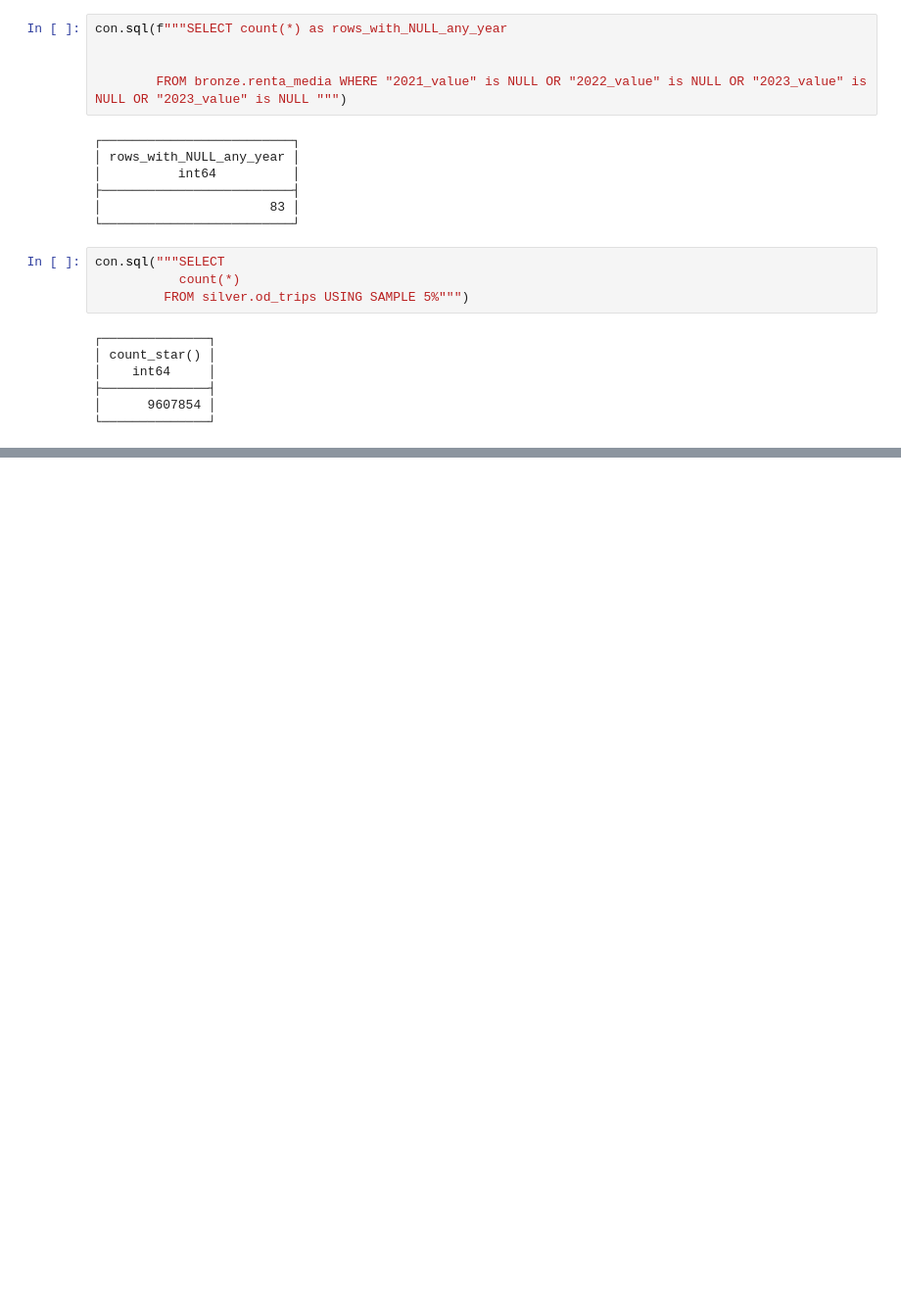
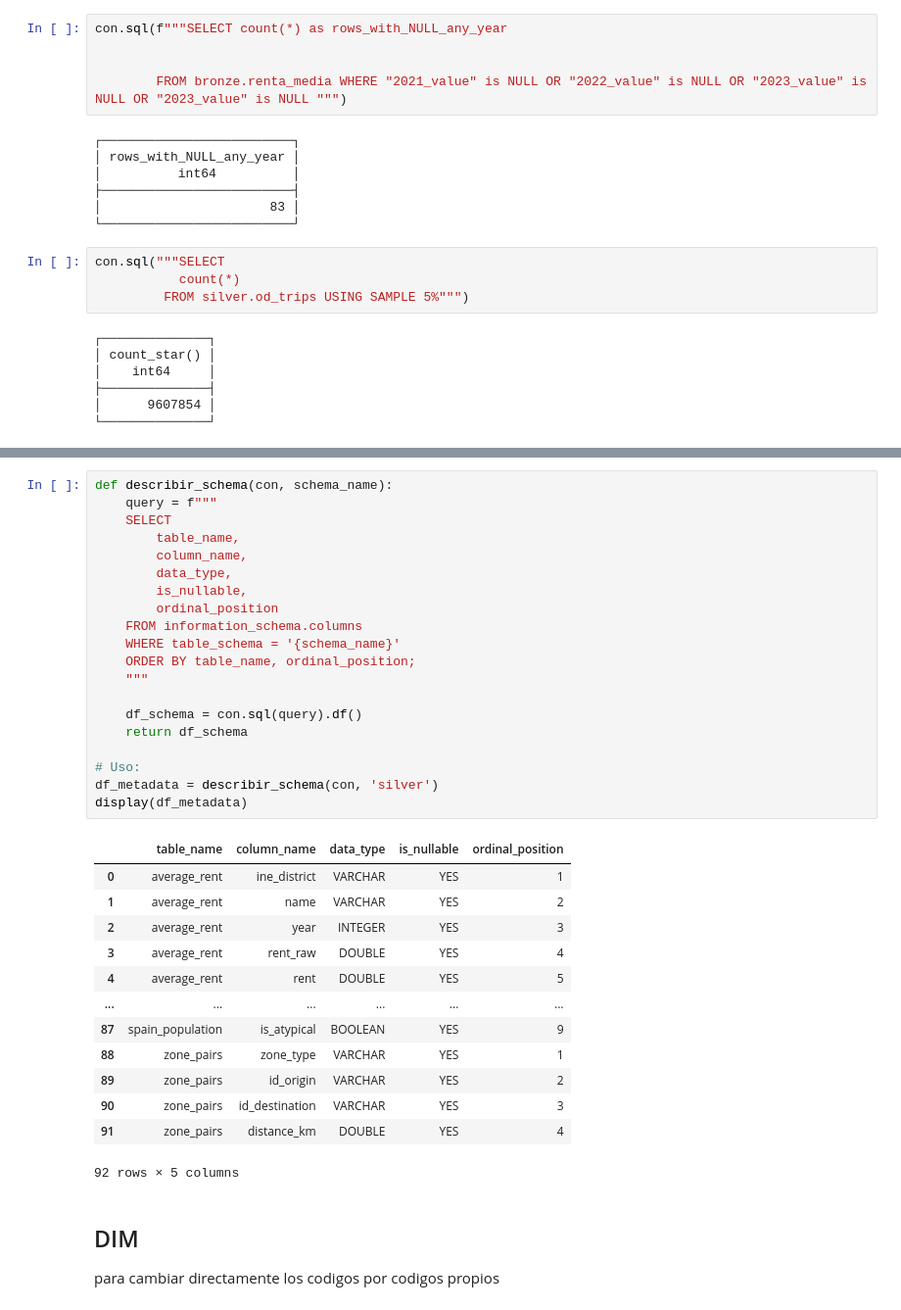
Before and after one commit to AleacionFerrica/BDET_mobility, a Jupyter notebook: duck_lake.ipynb, the cells around one changed output, grey strips where cells are left out. Shown at 98% size. Drawn from its saved outputs; the diff is of its cells as text; blank space fills up the shorter version.

Commit message:
sprint 2 correction | new codes silver | new table population

```diff
--- a/duck_lake.ipynb
+++ b/duck_lake.ipynb
@@ -2395,0 +2375,37 @@ Top 5 Anomalías más extremas:
+# %%
+def describir_schema(con, schema_name):
+    query = f"""
+    SELECT
+        table_name,
+        column_name,
+        data_type,
+        is_nullable,
+        ordinal_position
+    FROM information_schema.columns
+    WHERE table_schema = '{schema_name}'
+    ORDER BY table_name, ordinal_position;
+    """
+
+    df_schema = con.sql(query).df()
+    return df_schema
+
+# Uso:
+df_metadata = describir_schema(con, 'silver')
+display(df_metadata)
+# %% [output]
+|  | table_name | column_name | data_type | is_nullable | ordinal_position |
+| 0 | average_rent | ine_district | VARCHAR | YES | 1 |
+| 1 | average_rent | name | VARCHAR | YES | 2 |
+| 2 | average_rent | year | INTEGER | YES | 3 |
+| 3 | average_rent | rent_raw | DOUBLE | YES | 4 |
+| 4 | average_rent | rent | DOUBLE | YES | 5 |
+| ... | ... | ... | ... | ... | ... |
+| 87 | spain_population | is_atypical | BOOLEAN | YES | 9 |
+| 88 | zone_pairs | zone_type | VARCHAR | YES | 1 |
+| 89 | zone_pairs | id_origin | VARCHAR | YES | 2 |
+| 90 | zone_pairs | id_destination | VARCHAR | YES | 3 |
+| 91 | zone_pairs | distance_km | DOUBLE | YES | 4 |
+92 rows × 5 columns
+# %% [markdown]
+## DIM
+para cambiar directamente los codigos por codigos propios
```
Also changed, not shown: parts of 25 cells of this notebook, 29 other files.
